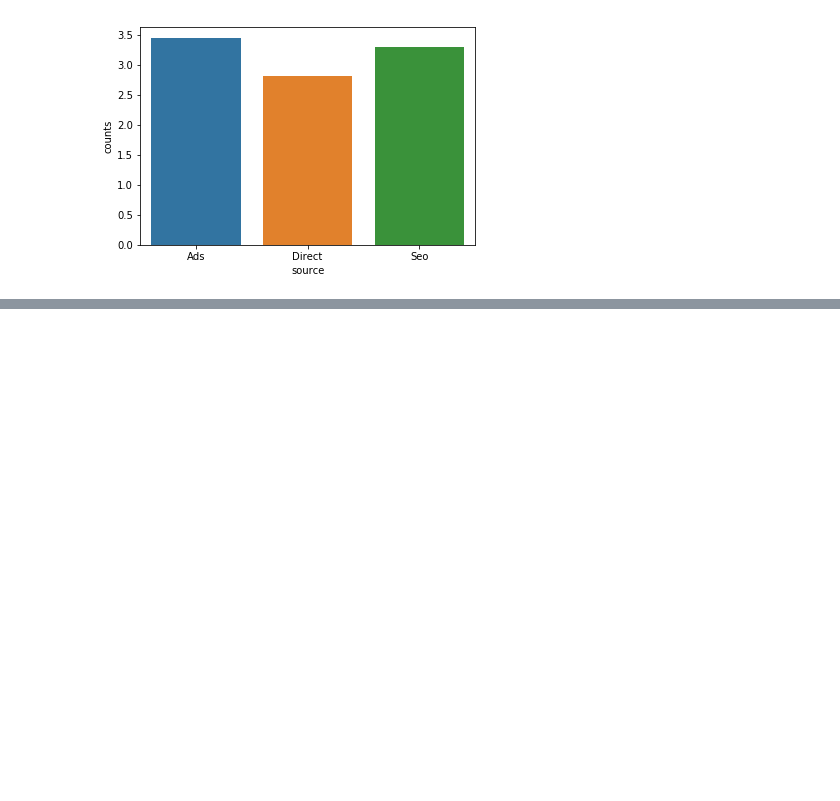
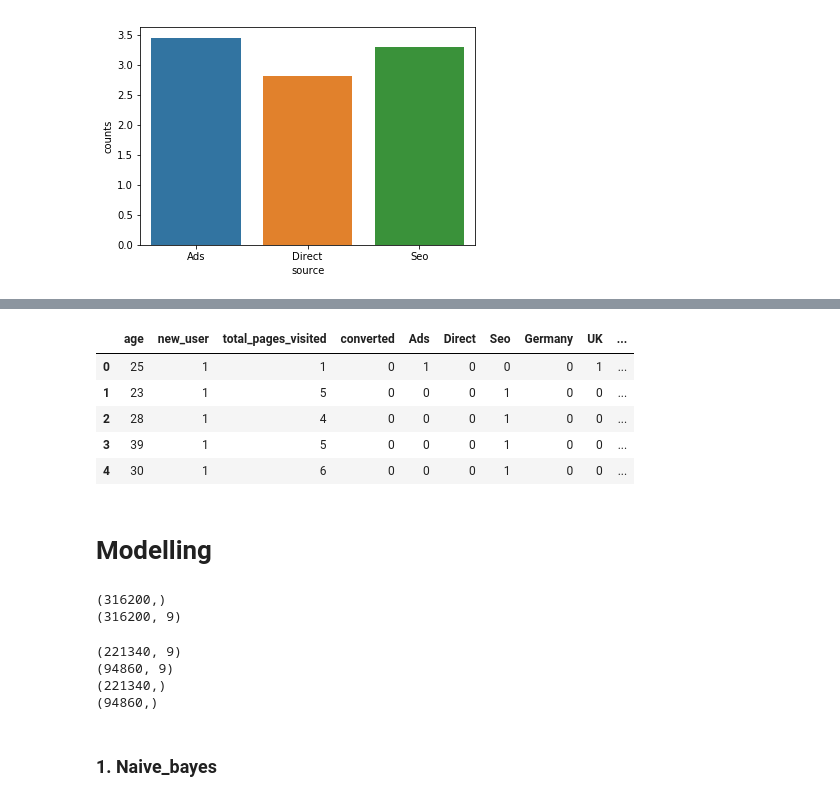
Before and after one commit to jma-dev/DS-CaseStudies, a Jupyter notebook: ConversionRate/ConversionRate_JM.ipynb, the cells around one changed output, grey strips where cells are left out. Drawn from its saved outputs; the diff is of its cells as text; code cells hidden in the pictures; blank space fills up the shorter version.

Commit message:
add modeling part

```diff
--- a/ConversionRate/ConversionRate_JM.ipynb
+++ b/ConversionRate/ConversionRate_JM.ipynb
@@ -283,0 +298,3 @@ Name: age, dtype: float64
+# %%
+df_source = pd.get_dummies(raw.source)
+df_source.head()
@@ -283,0 +308,3 @@ Name: age, dtype: float64
+# %%
+df_country = pd.get_dummies(raw.country,drop_first=True)
+df_country.head()
@@ -283,0 +318,13 @@ Name: age, dtype: float64
+# %%
+df = pd.concat([raw,df_source,df_country],axis=1)
+df.drop(['country','source'],axis=1,inplace=True)
+df.head()
+# %% [output]
+|  | age | new_user | total_pages_visited | converted | Ads | Direct | Seo | Germany | UK | ... |
+| 0 | 25 | 1 | 1 | 0 | 1 | 0 | 0 | 0 | 1 | ... |
+| 1 | 23 | 1 | 5 | 0 | 0 | 0 | 1 | 0 | 0 | ... |
+| 2 | 28 | 1 | 4 | 0 | 0 | 0 | 1 | 0 | 0 | ... |
+| 3 | 39 | 1 | 5 | 0 | 0 | 0 | 1 | 0 | 0 | ... |
+| 4 | 30 | 1 | 6 | 0 | 0 | 0 | 1 | 0 | 0 | ... |
+# %% [markdown]
+# Modelling
@@ -283,0 +334,22 @@ Name: age, dtype: float64
+# %%
+data = df.copy()
+y = data.pop('new_user').values
+x = data.values
+print(y.shape)
+print(x.shape)
+# %% [output]
+(316200,)
+(316200, 9)
+# %%
+x_train,x_test,y_train,y_test = model_selection.train_test_split(x, y, test_size=0.3, random_state=258, stratify=y)
+print(x_train.shape)
+print(x_test.shape)
+print(y_train.shape)
+print(y_test.shape)
+# %% [output]
+(221340, 9)
+(94860, 9)
+(221340,)
+(94860,)
+# %% [markdown]
+### 1. Naive_bayes
```
Also changed, not shown: parts of 12 cells of this notebook.
